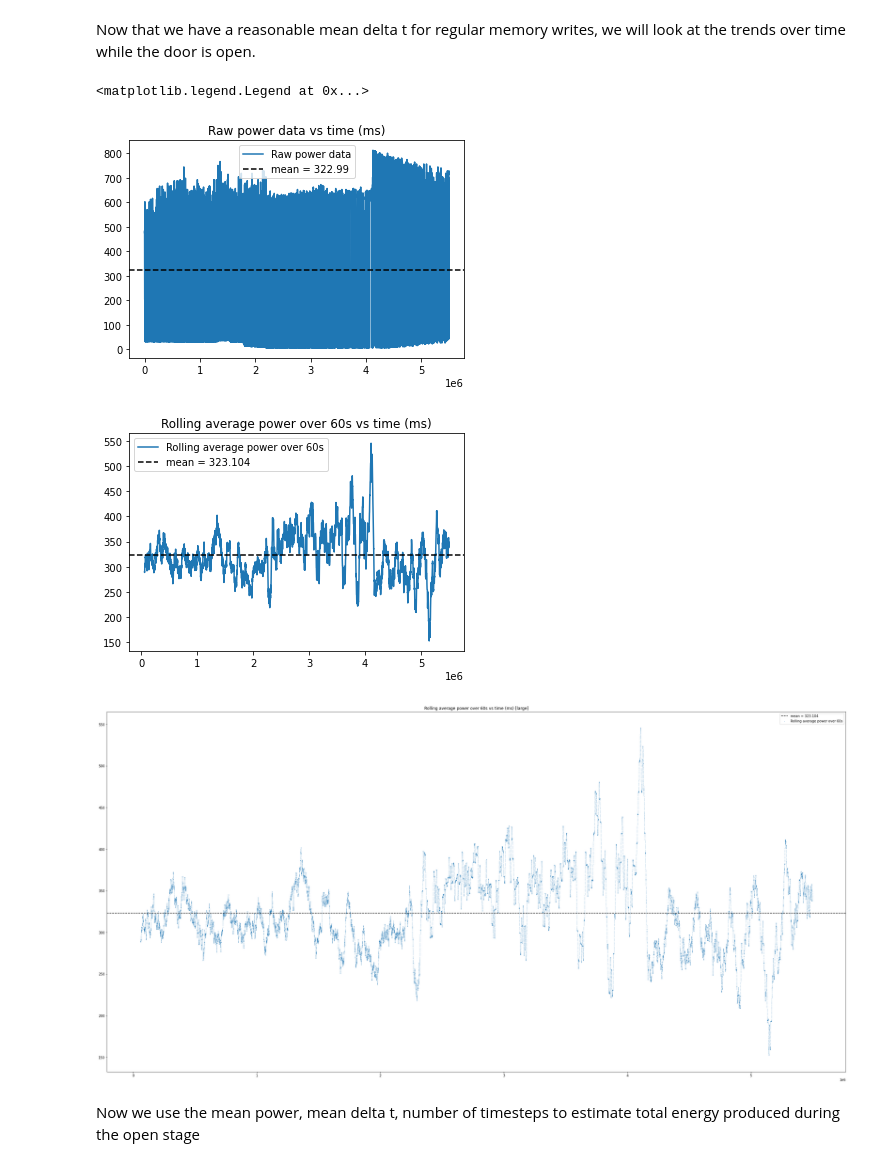
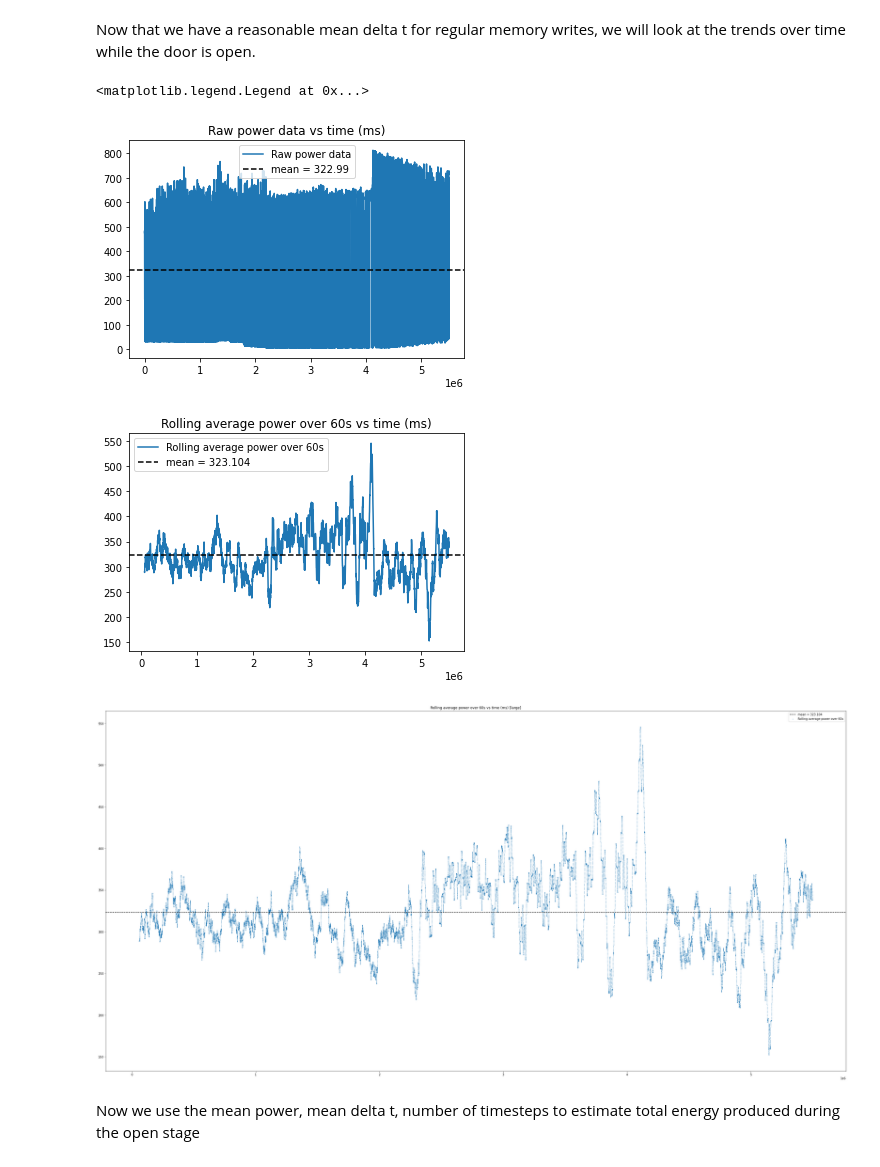
Before and after one commit to ctitus1/SLAPS, a Jupyter notebook: Data Analysis/SLAPS Data.ipynb, the cells around one changed output. Saved outputs shown, nothing was run; the diff lists cells and outputs as text; code cells hidden in the pictures.

```diff
--- a/Data Analysis/SLAPS Data.ipynb
+++ b/Data Analysis/SLAPS Data.ipynb
@@ -109,36 +109,36 @@ open_df = df.loc[df['st'] == open_st]
 # disable a warning quickly because it won't make any problems (probably)
 pd.options.mode.chained_assignment = None
 open_df['ti_c'] = np.arange(0,len(open_df)*mdt,mdt)
 pd.options.mode.chained_assignment = 'warn' # default = 'warn'
 
 plt.figure()
 plt.title('Raw power data vs time (ms)')
 x = open_df.ti_c
 y = open_df.po
 plt.plot(x, y, label = 'Raw power data')
 plt.axhline(y = y.mean(), ls = '--', c = 'k', label = f'mean = {round(y.mean(),3)}')
 plt.legend()
 
 window_length_s = 60
 plt.figure()
 plt.title(f'Rolling average power over {window_length_s}s vs time (ms)')
 x = open_df.ti_c
 y = open_df.po.rolling(window=round(window_length_s*1000/mdt)).mean()
 plt.plot(x, y, label = f'Rolling average power over {window_length_s}s')
 plt.axhline(y = y.mean(), ls = '--', c = 'k', label = f'mean = {round(y.mean(),3)}')
 plt.legend()
 
 # larger plot with same settings as above
-plt.figure(figsize = (40,20))
+plt.figure(figsize = (46,23))
 plt.title(f'Rolling average power over {window_length_s}s vs time (ms) [large]')
-plt.scatter(x, y, s = .1, label = f'Rolling average power over {window_length_s}s')
+plt.scatter(x, y, s = 3, linewidth = 0, label = f'Rolling average power over {window_length_s}s')
 plt.axhline(y = y.mean(), ls = '--', c = 'k', label = f'mean = {round(y.mean(),3)}')
 plt.legend()
 # %% [output]
 <matplotlib.legend.Legend at 0x...>
 [figure]
 [figure]
-[figure, old version]
+[figure, new version]
 # %% [markdown]
 Now we use the mean power, mean delta t, number of timesteps to estimate total energy produced during the open stage
 # %%
```
Also changed, not shown: parts of 1 cell of this notebook, 1 other file.
